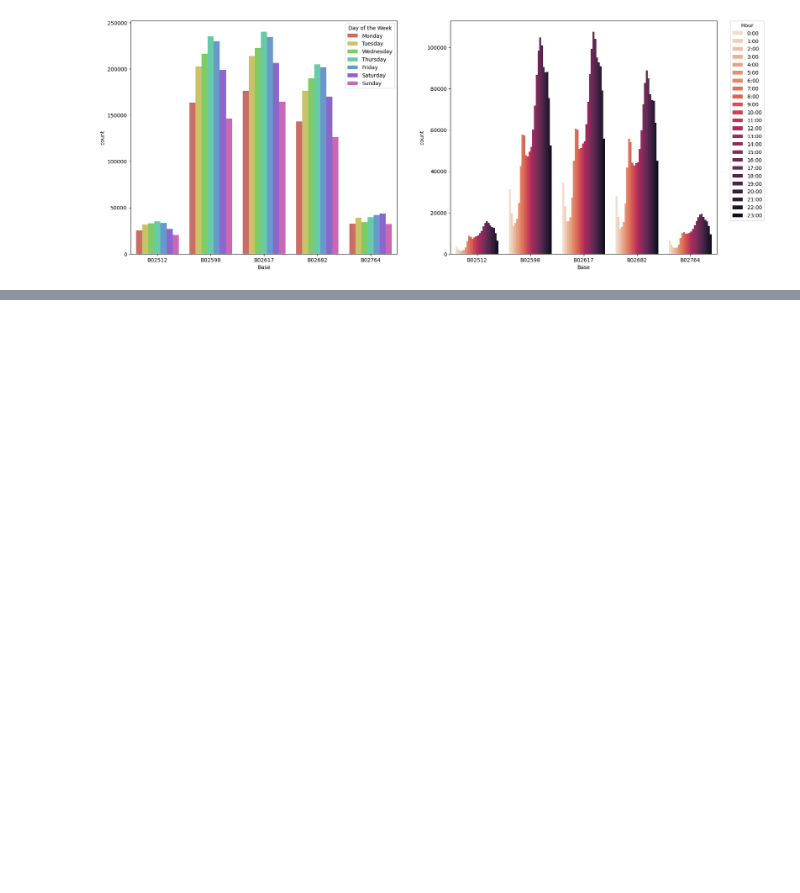
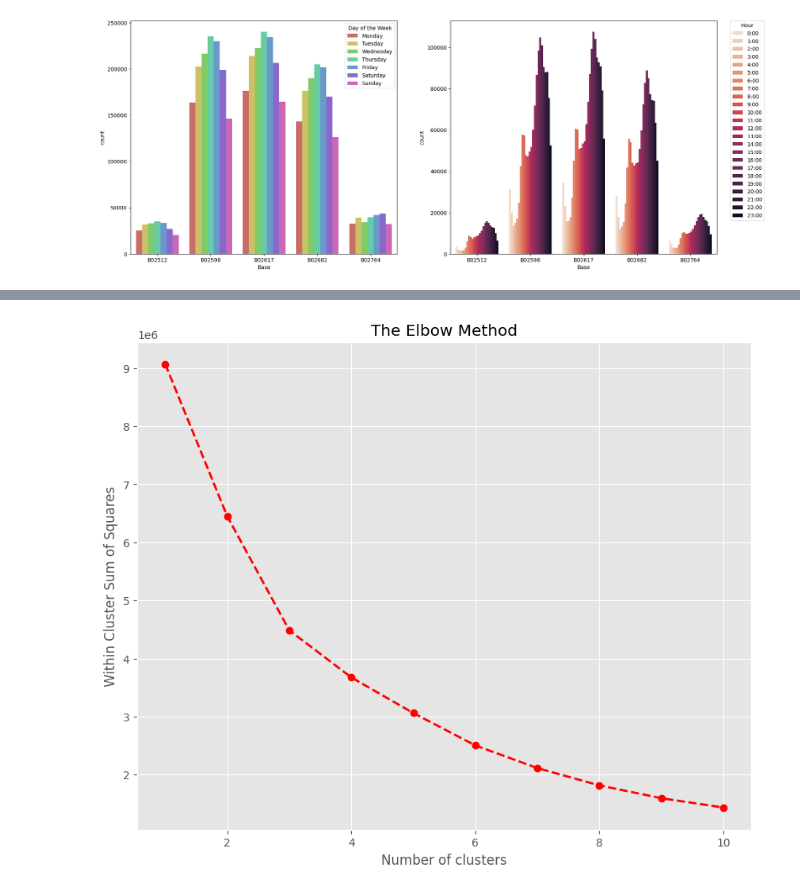
Before and after one commit to Swellisgood/fullstack-data-certification, a Jupyter notebook: BLOC_3_ML/uber_pickups/uber_pickups.ipynb, the cells around one changed output, grey strips where cells are left out. Cells and saved outputs as stored; diff of their text form; code cells hidden in the pictures; blank space fills up the shorter version.

```diff
--- a/BLOC_3_ML/uber_pickups/uber_pickups.ipynb
+++ b/BLOC_3_ML/uber_pickups/uber_pickups.ipynb
@@ -53,0 +103,4 @@ plt.show()
+# %%
+#preprocessing for clustering
+scaler = StandardScaler()
+X = scaler.fit_transform(df_uber[['Lat','Lon']])
@@ -53,0 +113,6 @@ plt.show()
+# %%
+wcss = []
+for i in range(1, 11):
+    kmeans = KMeans(n_clusters=i, random_state=1)
+    kmeans.fit(X)
+    wcss.append(kmeans.inertia_)
@@ -53,0 +137,10 @@ plt.show()
+# %%
+plt.figure(figsize=(10,8))
+plt.style.use('ggplot')
+plt.plot(range(1, 11), wcss, marker='o', linestyle='--', color='r', linewidth=2)
+plt.title('The Elbow Method')
+plt.xlabel('Number of clusters')
+plt.ylabel('Within Cluster Sum of Squares')
+plt.show()
+# %% [output]
+[figure, added]
```
Also changed, not shown: parts of 17 cells of this notebook.
